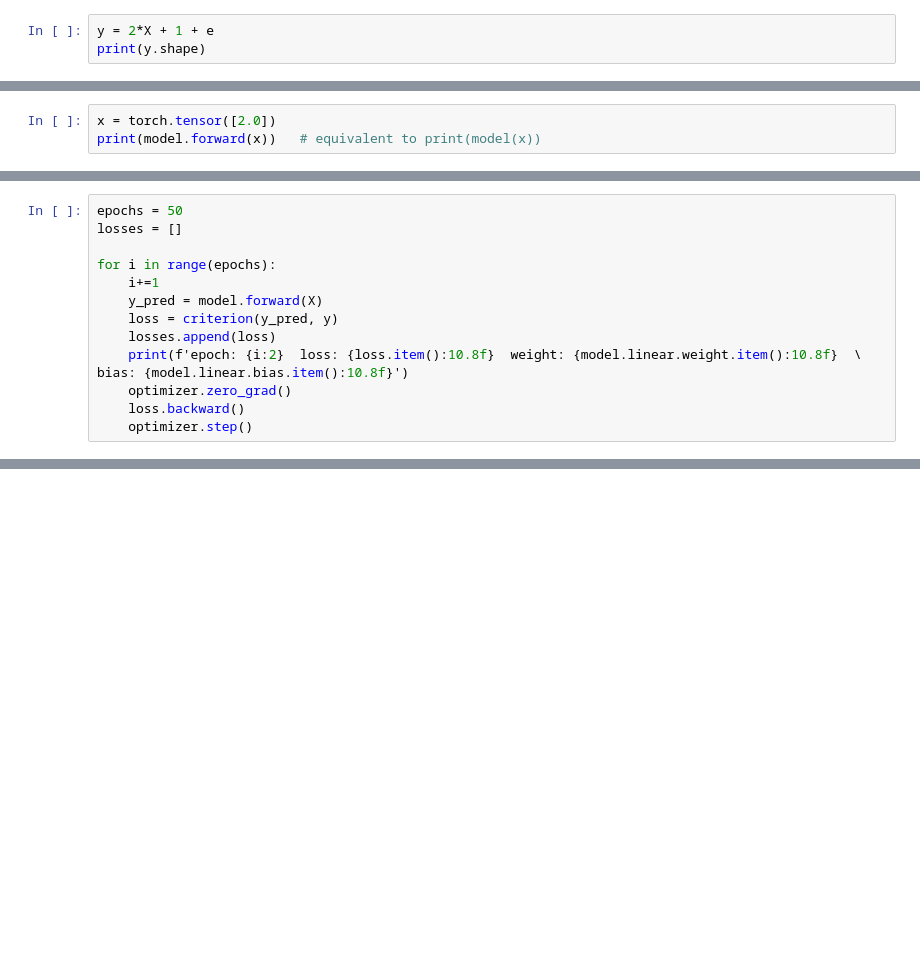
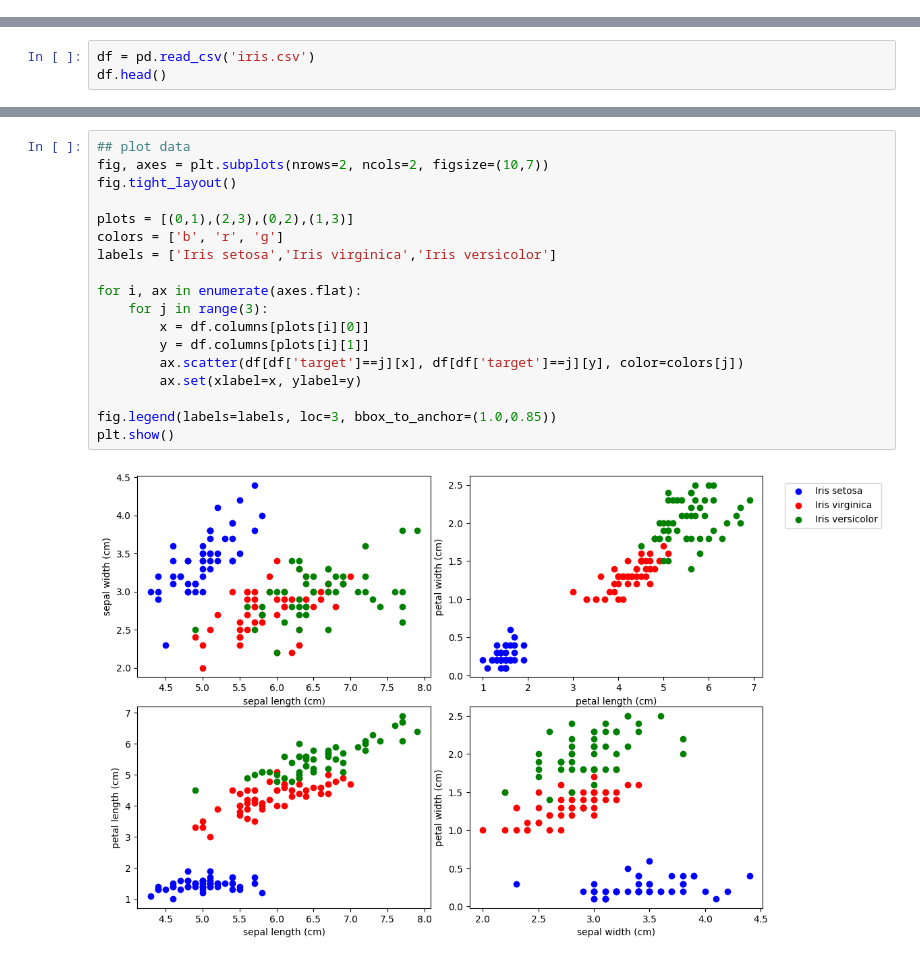
Before and after one commit to gc2321/3546-Deep-Learning, a Jupyter notebook: pytorch/1_4_dataset.ipynb, the cells around one changed output, grey strips where cells are left out. Saved outputs shown, nothing was run; the diff lists cells and outputs as text; blank space fills up the shorter version.

```diff
--- a/pytorch/1_4_dataset.ipynb
+++ b/pytorch/1_4_dataset.ipynb
@@ -49,3 +2,0 @@ tensor(0.)
-# %%
-y = 2*X + 1 + e
-print(y.shape)
@@ -98,3 +2,0 @@ linear.bias      0.9637961387634277
-# %%
-x = torch.tensor([2.0])
-print(model.forward(x))   # equivalent to print(model(x))
@@ -135,14 +2,0 @@ optimizer = torch.optim.SGD(model.parameters(), lr = 0.001)
-# %%
-epochs = 50
-losses = []
-
-for i in range(epochs):
-    i+=1
-    y_pred = model.forward(X)
-    loss = criterion(y_pred, y)
-    losses.append(loss)
-    print(f'epoch: {i:2}  loss: {loss.item():10.8f}  weight: {model.linear.weight.item():10.8f}  \
-bias: {model.linear.bias.item():10.8f}')
-    optimizer.zero_grad()
-    loss.backward()
-    optimizer.step()
@@ -196,0 +8,3 @@ plt.xlabel('x');
+# %%
+df = pd.read_csv('iris.csv')
+df.head()
@@ -196,0 +18,20 @@ plt.xlabel('x');
+# %%
+## plot data
+fig, axes = plt.subplots(nrows=2, ncols=2, figsize=(10,7))
+fig.tight_layout()
+
+plots = [(0,1),(2,3),(0,2),(1,3)]
+colors = ['b', 'r', 'g']
+labels = ['Iris setosa','Iris virginica','Iris versicolor']
+
+for i, ax in enumerate(axes.flat):
+    for j in range(3):
+        x = df.columns[plots[i][0]]
+        y = df.columns[plots[i][1]]
+        ax.scatter(df[df['target']==j][x], df[df['target']==j][y], color=colors[j])
+        ax.set(xlabel=x, ylabel=y)
+
+fig.legend(labels=labels, loc=3, bbox_to_anchor=(1.0,0.85))
+plt.show()
+# %% [output]
+[figure, added]
```
Also changed, not shown: parts of 43 cells of this notebook.
